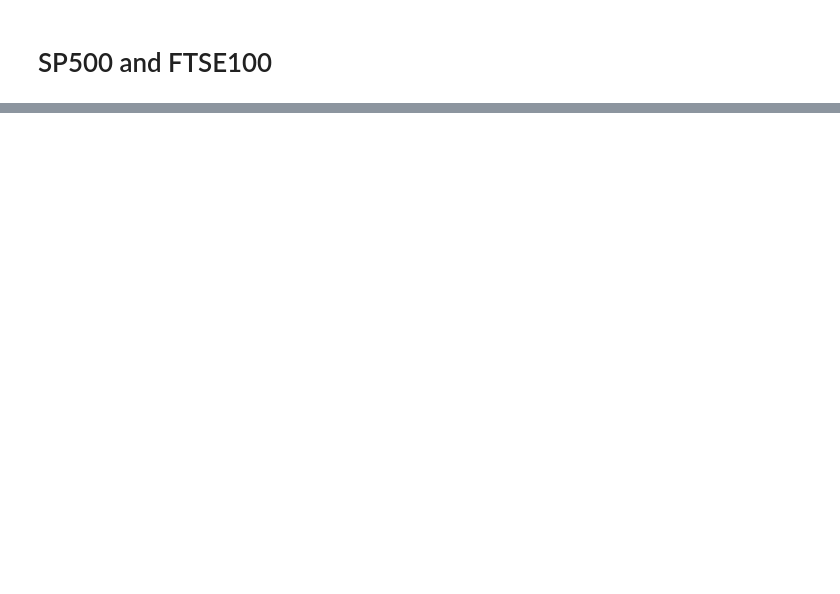
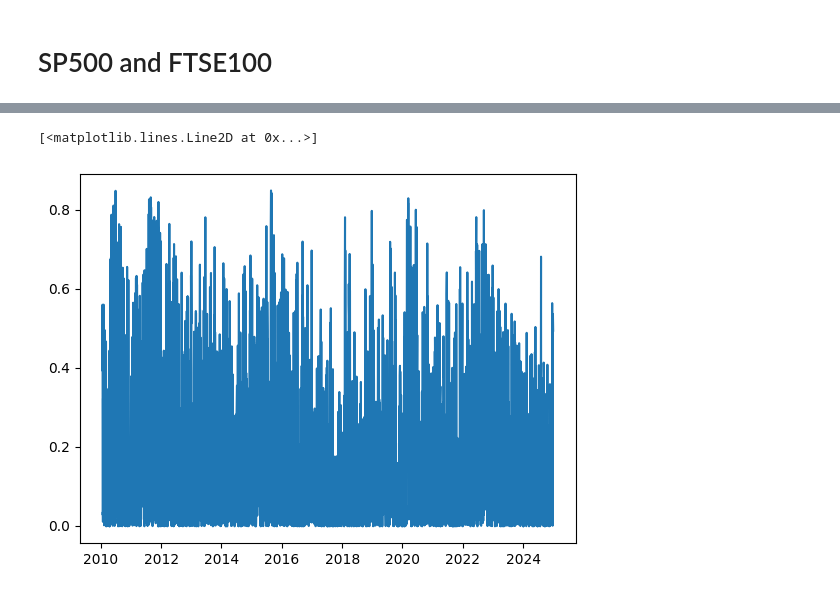
Before and after one commit to megi2601/physics_masters, a Jupyter notebook: code/laverage_effect_global.ipynb, the cells around one changed output, grey strips where cells are left out. Drawn from its saved outputs; the diff is of its cells as text; code cells hidden in the pictures; blank space fills up the shorter version.

```diff
--- a/code/laverage_effect_global.ipynb
+++ b/code/laverage_effect_global.ipynb
@@ -186,3 +81,8 @@ fig.legend(loc='lower center')
+# %%
+plt.plot(f.rho(df_concat))
+# %% [output]
+[<matplotlib.lines.Line2D at 0x...>]
+[figure, added]
 # %%
 df_concat.shape
 # %% [output]
```
Also changed, not shown: parts of 14 cells of this notebook, 4 other files.
